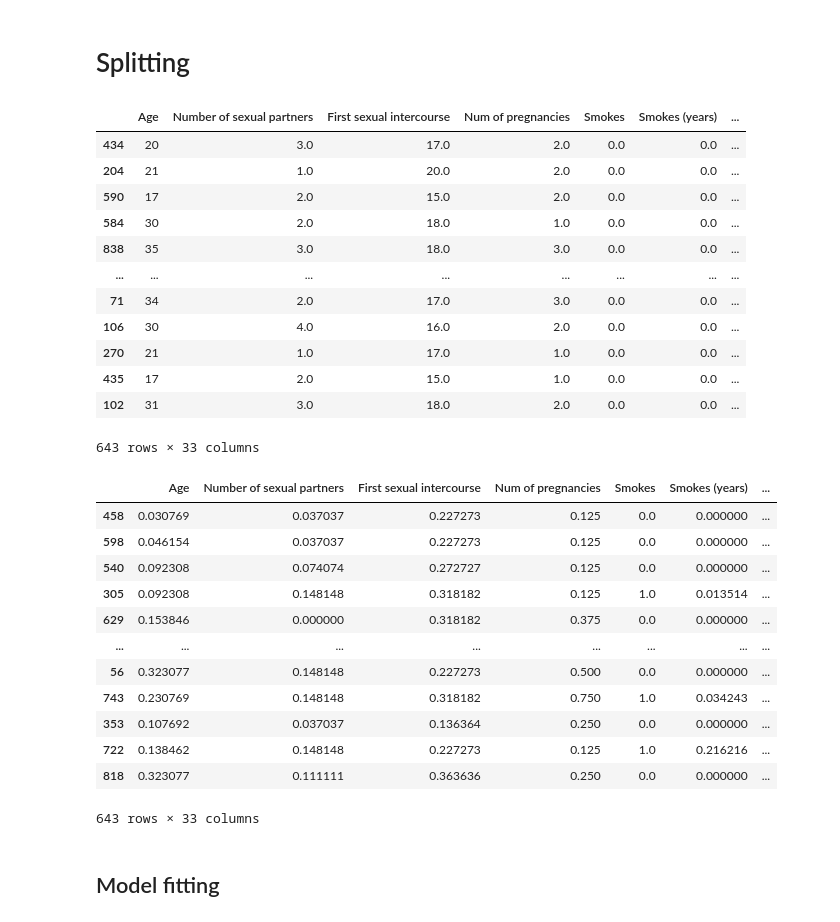
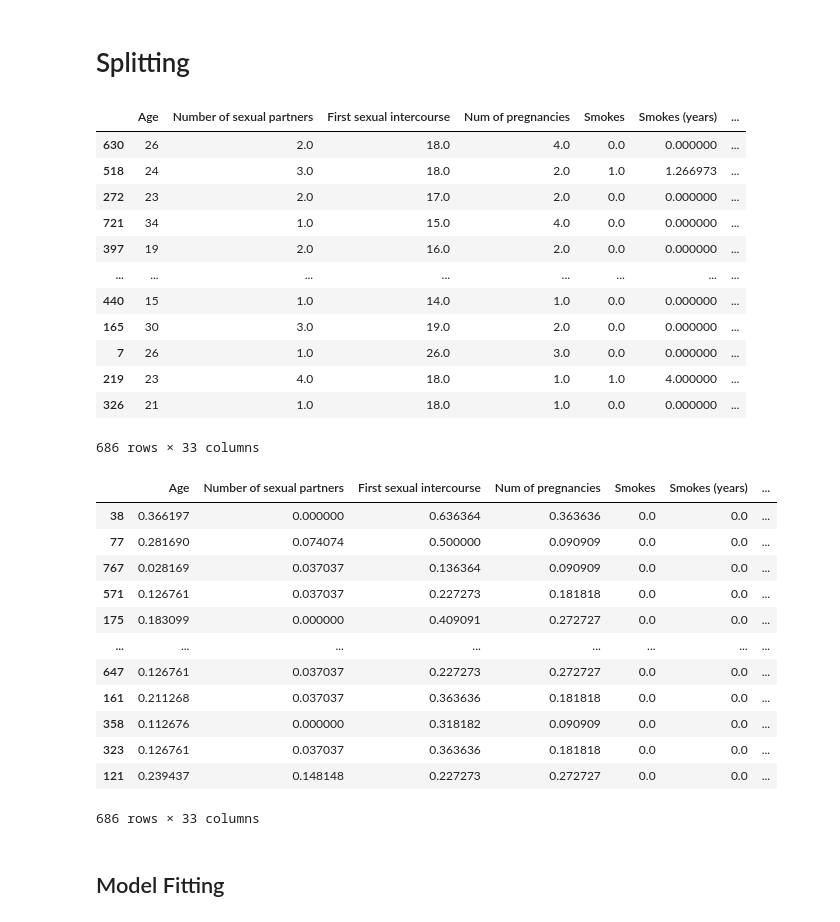
Before and after one commit to someshwar034/cervical_cancer_prediction, a Jupyter notebook: cancer_prediction/cervical_cancer_detection.ipynb, the cells around one changed output. Saved outputs shown, nothing was run; the diff lists cells and outputs as text; code cells hidden in the pictures.

```diff
--- a/cancer_prediction/cervical_cancer_detection.ipynb
+++ b/cancer_prediction/cervical_cancer_detection.ipynb
@@ -153,14 +153,11 @@ cancer_df.describe()
 | max | 84.000000 | 28.000000 | 32.000000 | 11.000000 | 1.000000 | 37.000000 | ... |
 8 rows × 34 columns
 # %%
-columns_1=['Smokes (years)','STDs']
-columns_0= ['IUD (years)', 'IUD']
+columns_1=['Smokes (years)','STDs', 'IUD (years)', 'IUD']
 
 for column in cancer_df:
     if column in columns_1:
-        cancer_df[column] = cancer_df[column].fillna(1)
-    elif column in columns_0:
-        cancer_df[column] = cancer_df[column].fillna(0)
+        cancer_df[column] = cancer_df[column].fillna(cancer_df[column].mean())
     else:
         cancer_df[column] = cancer_df[column].fillna(cancer_df[column].median())
 # %%
@@ -340,23 +337,23 @@ memory usage: 221.3 KB
 # %%
 from sklearn.model_selection import train_test_split
 
 #for Hinselmann
-X_train, X_test, y_train, y_test = train_test_split(X, y, test_size = 0.25, random_state=42)
+X_train, X_test, y_train, y_test = train_test_split(X, y, test_size = 0.2, random_state=40)
 X_train
 # %% [output]
 |  | Age | Number of sexual partners | First sexual intercourse | Num of pregnancies | Smokes | Smokes (years) | ... |
-| 434 | 20 | 3.0 | 17.0 | 2.0 | 0.0 | 0.0 | ... |
-| 204 | 21 | 1.0 | 20.0 | 2.0 | 0.0 | 0.0 | ... |
-| 590 | 17 | 2.0 | 15.0 | 2.0 | 0.0 | 0.0 | ... |
-| 584 | 30 | 2.0 | 18.0 | 1.0 | 0.0 | 0.0 | ... |
-| 838 | 35 | 3.0 | 18.0 | 3.0 | 0.0 | 0.0 | ... |
+| 630 | 26 | 2.0 | 18.0 | 4.0 | 0.0 | 0.000000 | ... |
+| 518 | 24 | 3.0 | 18.0 | 2.0 | 1.0 | 1.266973 | ... |
+| 272 | 23 | 2.0 | 17.0 | 2.0 | 0.0 | 0.000000 | ... |
+| 721 | 34 | 1.0 | 15.0 | 4.0 | 0.0 | 0.000000 | ... |
+| 397 | 19 | 2.0 | 16.0 | 2.0 | 0.0 | 0.000000 | ... |
 | ... | ... | ... | ... | ... | ... | ... | ... |
-| 71 | 34 | 2.0 | 17.0 | 3.0 | 0.0 | 0.0 | ... |
-| 106 | 30 | 4.0 | 16.0 | 2.0 | 0.0 | 0.0 | ... |
-| 270 | 21 | 1.0 | 17.0 | 1.0 | 0.0 | 0.0 | ... |
-| 435 | 17 | 2.0 | 15.0 | 1.0 | 0.0 | 0.0 | ... |
-| 102 | 31 | 3.0 | 18.0 | 2.0 | 0.0 | 0.0 | ... |
+| 440 | 15 | 1.0 | 14.0 | 1.0 | 0.0 | 0.000000 | ... |
+| 165 | 30 | 3.0 | 19.0 | 2.0 | 0.0 | 0.000000 | ... |
+| 7 | 26 | 1.0 | 26.0 | 3.0 | 0.0 | 0.000000 | ... |
+| 219 | 23 | 4.0 | 18.0 | 1.0 | 1.0 | 4.000000 | ... |
+| 326 | 21 | 1.0 | 18.0 | 1.0 | 0.0 | 0.000000 | ... |
-643 rows × 33 columns
+686 rows × 33 columns
 # %%
 from sklearn.preprocessing import StandardScaler, MinMaxScaler
 
@@ -370,24 +367,24 @@ X_train[numeric_cols] = scaler.fit_transform(X_train[numeric_cols])
 X_test[numeric_cols] = scaler.transform(X_test[numeric_cols])
 # %%
 
-X_train, y_train = shuffle(X_train, y_train, random_state=42)
+X_train, y_train = shuffle(X_train, y_train, random_state=40)
 X_train
 # %% [output]
 |  | Age | Number of sexual partners | First sexual intercourse | Num of pregnancies | Smokes | Smokes (years) | ... |
-| 458 | 0.030769 | 0.037037 | 0.227273 | 0.125 | 0.0 | 0.000000 | ... |
-| 598 | 0.046154 | 0.037037 | 0.227273 | 0.125 | 0.0 | 0.000000 | ... |
-| 540 | 0.092308 | 0.074074 | 0.272727 | 0.125 | 0.0 | 0.000000 | ... |
-| 305 | 0.092308 | 0.148148 | 0.318182 | 0.125 | 1.0 | 0.013514 | ... |
-| 629 | 0.153846 | 0.000000 | 0.318182 | 0.375 | 0.0 | 0.000000 | ... |
+| 38 | 0.366197 | 0.000000 | 0.636364 | 0.363636 | 0.0 | 0.0 | ... |
+| 77 | 0.281690 | 0.074074 | 0.500000 | 0.090909 | 0.0 | 0.0 | ... |
+| 767 | 0.028169 | 0.037037 | 0.136364 | 0.090909 | 0.0 | 0.0 | ... |
+| 571 | 0.126761 | 0.037037 | 0.227273 | 0.181818 | 0.0 | 0.0 | ... |
+| 175 | 0.183099 | 0.000000 | 0.409091 | 0.272727 | 0.0 | 0.0 | ... |
 | ... | ... | ... | ... | ... | ... | ... | ... |
-| 56 | 0.323077 | 0.148148 | 0.227273 | 0.500 | 0.0 | 0.000000 | ... |
-| 743 | 0.230769 | 0.148148 | 0.318182 | 0.750 | 1.0 | 0.034243 | ... |
-| 353 | 0.107692 | 0.037037 | 0.136364 | 0.250 | 0.0 | 0.000000 | ... |
-| 722 | 0.138462 | 0.148148 | 0.227273 | 0.125 | 1.0 | 0.216216 | ... |
-| 818 | 0.323077 | 0.111111 | 0.363636 | 0.250 | 0.0 | 0.000000 | ... |
+| 647 | 0.126761 | 0.037037 | 0.227273 | 0.272727 | 0.0 | 0.0 | ... |
+| 161 | 0.211268 | 0.037037 | 0.363636 | 0.181818 | 0.0 | 0.0 | ... |
+| 358 | 0.112676 | 0.000000 | 0.318182 | 0.090909 | 0.0 | 0.0 | ... |
+| 323 | 0.126761 | 0.037037 | 0.363636 | 0.181818 | 0.0 | 0.0 | ... |
+| 121 | 0.239437 | 0.148148 | 0.227273 | 0.272727 | 0.0 | 0.0 | ... |
-643 rows × 33 columns
+686 rows × 33 columns
 # %% [markdown]
-## Model fitting
+## Model Fitting
 # %%
 from sklearn.ensemble import AdaBoostClassifier
 
```
Also changed, not shown: parts of 42 cells of this notebook.
